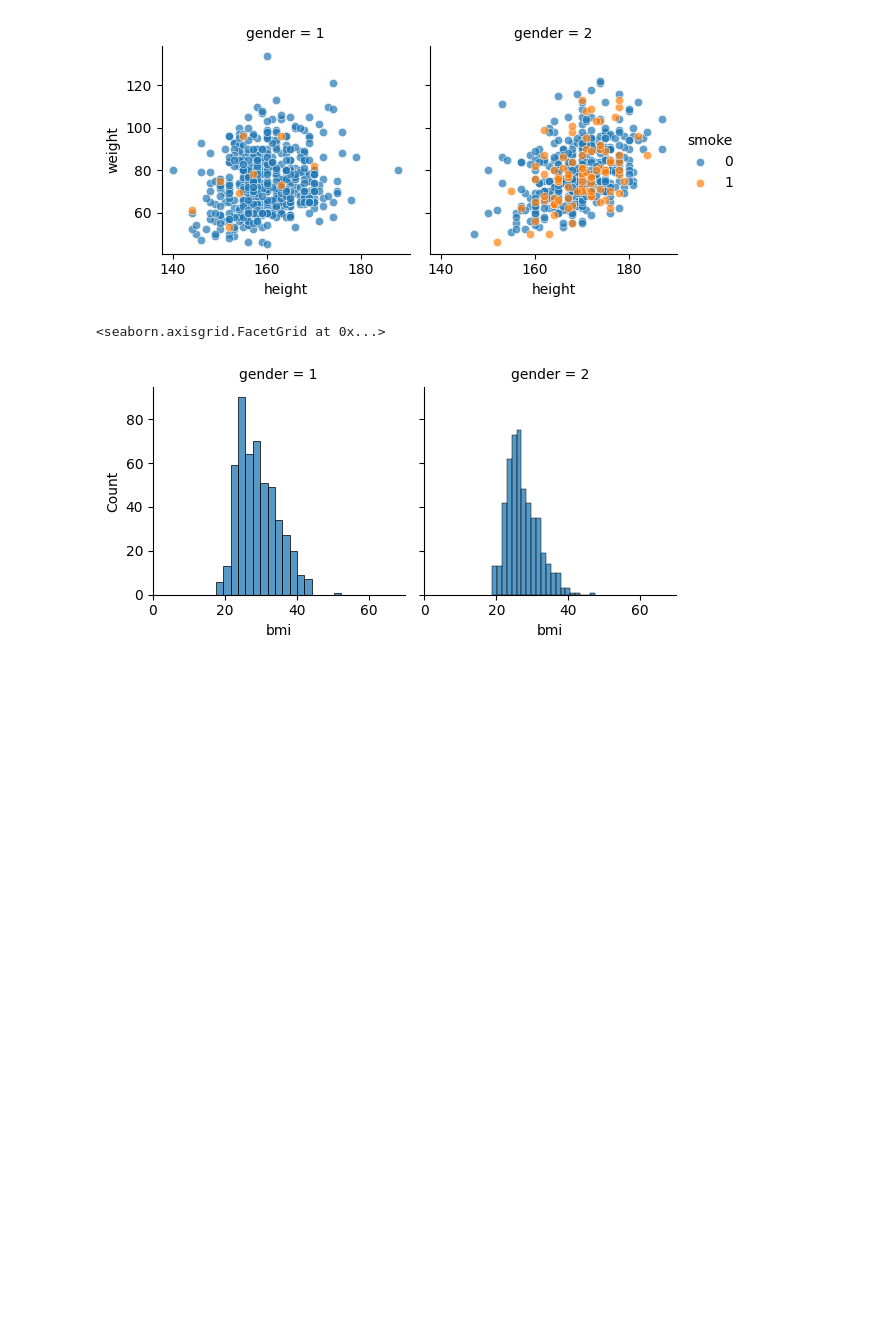
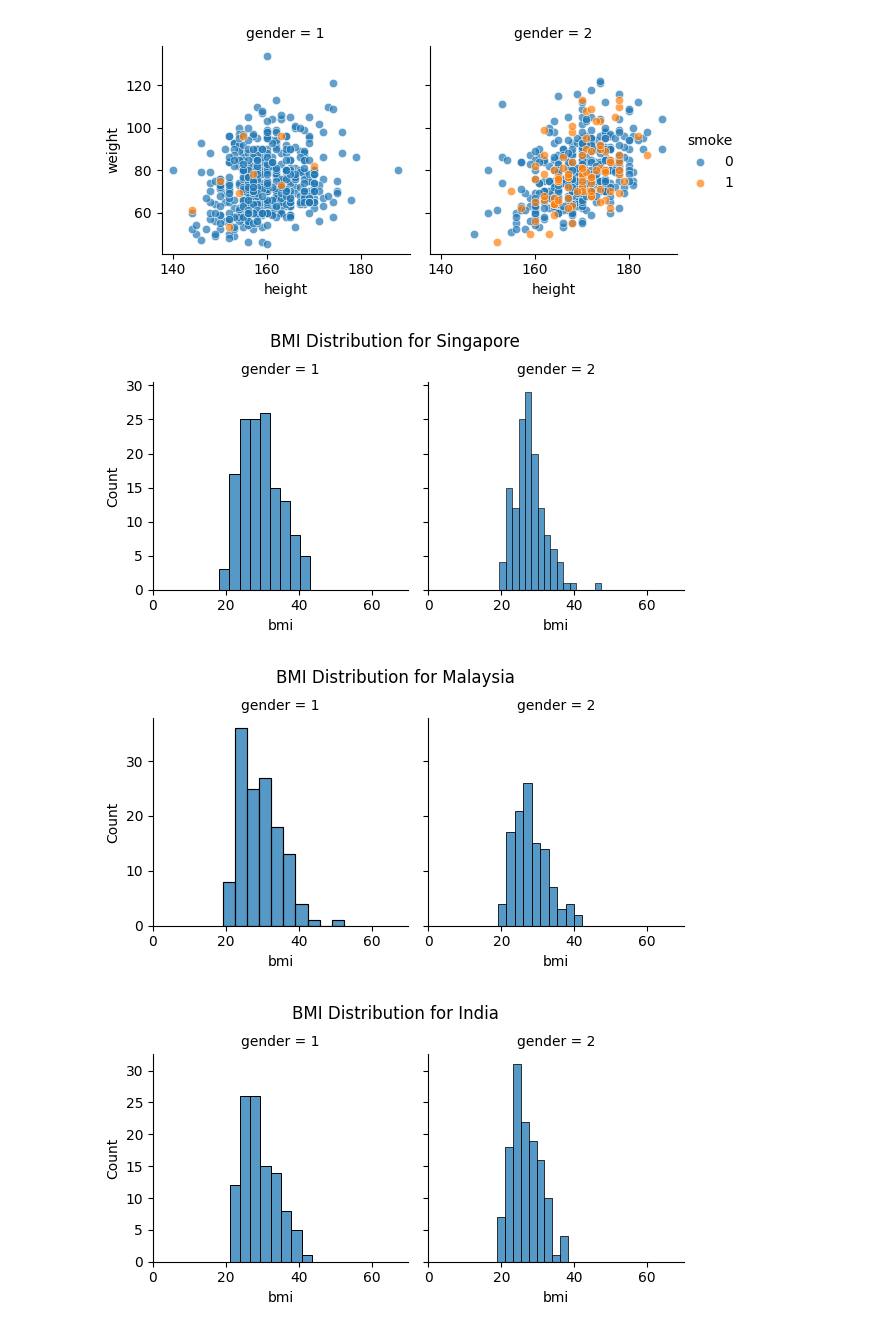
Before and after one commit to jeffatgithub/ntuchealth, a Jupyter notebook: analysis60.ipynb, the cells around one changed output. Cells and saved outputs as stored; diff of their text form; code cells hidden in the pictures; blank space fills up the shorter version.

```diff
--- a/analysis60.ipynb
+++ b/analysis60.ipynb
@@ -172,15 +154,16 @@ graph.add_legend()
 # %% [output]
 <seaborn.axisgrid.FacetGrid at 0x...>
 [figure]
-# %%
-#sns.scatterplot(data=data_30_df, x='weight', y='height', hue='gender', palette='Set1')
-#plt.xlabel('Height')
-#plt.ylabel('Weight')
-#plt.legend(title='Gender')
-
-graph3 = sns.FacetGrid(data=data_60_df, col="gender")
-plt.xlim(0, 70)
-graph3.map(sns.histplot, 'bmi')
-# %% [output]
-<seaborn.axisgrid.FacetGrid at 0x...>
-[figure, removed]
+# %%
+#Plotting BMI for each country
+for country in data_60_df['country'].unique():
+
+    graph3 = sns.FacetGrid(data=data_60_df[data_60_df['country']==country], col="gender")
+    plt.xlim(0, 70)
+    graph3.map(sns.histplot, 'bmi')
+    graph3.add_legend()
+    plt.suptitle(f"BMI Distribution for {country}", y=1.05)
+# %% [output]
+[figure, added]
+[figure, added]
+[figure, added]
```
Also changed, not shown: parts of 5 cells of this notebook, 1 other file.
